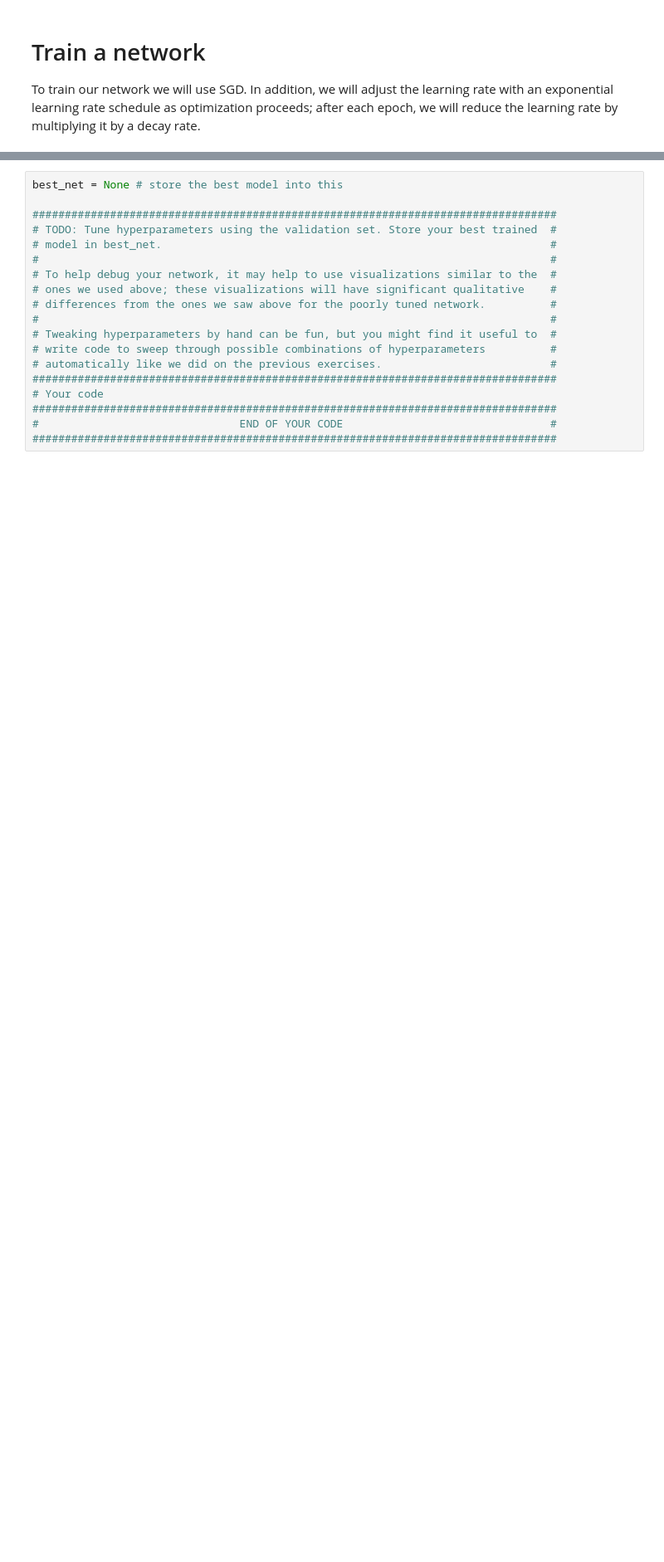
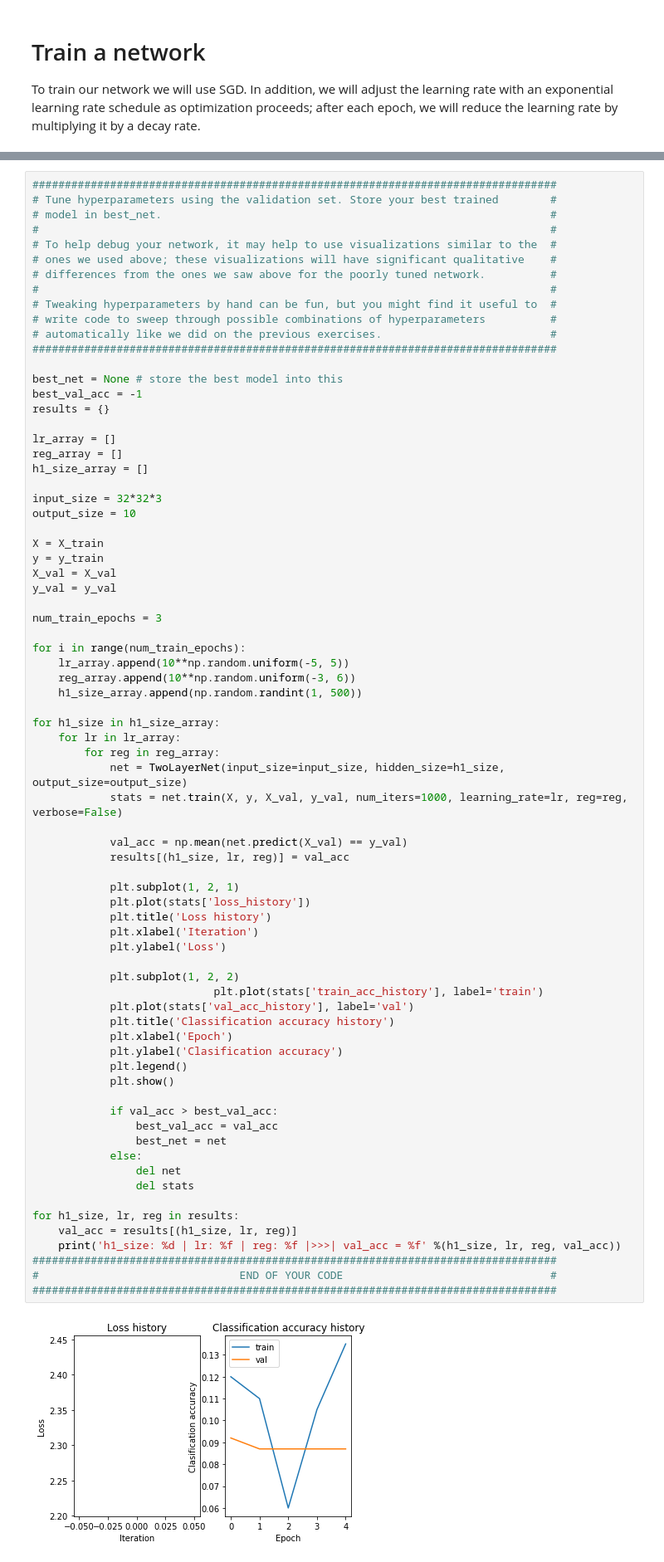
Before and after one commit to imflash217/Project_ComputerVision, a Jupyter notebook: a14_two_layer_net.ipynb, the cells around one changed output, grey strips where cells are left out. Shown at 83% size. Saved outputs shown, nothing was run; the diff lists cells and outputs as text; blank space fills up the shorter version.

Commit message:
NeuralNet : tuning hyper params : FINISHED

```diff
--- a/a14_two_layer_net.ipynb
+++ b/a14_two_layer_net.ipynb
@@ -325,21 +321,78 @@ show_net_weights(net)
 
 **Experiment**: You goal in this exercise is to get as good of a result on CIFAR-10 as you can, with a fully-connected Neural Network. Feel free implement your own techniques (e.g. PCA to reduce dimensionality, or adding dropout, or adding features to the solver, etc.).
 # %%
-best_net = None # store the best model into this
-
 #################################################################################
-# TODO: Tune hyperparameters using the validation set. Store your best trained  #
+# Tune hyperparameters using the validation set. Store your best trained        #
 # model in best_net.                                                            #
 #                                                                               #
 # To help debug your network, it may help to use visualizations similar to the  #
 # ones we used above; these visualizations will have significant qualitative    #
 # differences from the ones we saw above for the poorly tuned network.          #
 #                                                                               #
 # Tweaking hyperparameters by hand can be fun, but you might find it useful to  #
 # write code to sweep through possible combinations of hyperparameters          #
 # automatically like we did on the previous exercises.                          #
 #################################################################################
-# Your code
+
+best_net = None # store the best model into this
+best_val_acc = -1
+results = {}
+
+lr_array = []
+reg_array = []
+h1_size_array = []
+
+input_size = 32*32*3
+output_size = 10
+
+X = X_train
+y = y_train
+X_val = X_val
+y_val = y_val
+
+num_train_epochs = 3
+
+for i in range(num_train_epochs):
+    lr_array.append(10**np.random.uniform(-5, 5))
+    reg_array.append(10**np.random.uniform(-3, 6))
+    h1_size_array.append(np.random.randint(1, 500))
+
+for h1_size in h1_size_array:
+    for lr in lr_array:
+        for reg in reg_array:
+            net = TwoLayerNet(input_size=input_size, hidden_size=h1_size, output_size=output_size)
+            stats = net.train(X, y, X_val, y_val, num_iters=1000, learning_rate=lr, reg=reg, verbose=False)
+
+            val_acc = np.mean(net.predict(X_val) == y_val)
+            results[(h1_size, lr, reg)] = val_acc
+
+            plt.subplot(1, 2, 1)
+            plt.plot(stats['loss_history'])
+            plt.title('Loss history')
+            plt.xlabel('Iteration')
+            plt.ylabel('Loss')
+
+            plt.subplot(1, 2, 2)
+                            plt.plot(stats['train_acc_history'], label='train')
+            plt.plot(stats['val_acc_history'], label='val')
+            plt.title('Classification accuracy history')
+            plt.xlabel('Epoch')
+            plt.ylabel('Clasification accuracy')
+            plt.legend()
+            plt.show()
+
+            if val_acc > best_val_acc:
+                best_val_acc = val_acc
+                best_net = net
+            else:
+                del net
+                del stats
+
+for h1_size, lr, reg in results:
+    val_acc = results[(h1_size, lr, reg)]
+    print('h1_size: %d | lr: %f | reg: %f |>>>| val_acc = %f' %(h1_size, lr, reg, val_acc))
 #################################################################################
 #                               END OF YOUR CODE                                #
 #################################################################################
+# %% [output]
+[figure, added]
```
Also changed, not shown: parts of 10 cells of this notebook, 2 other files.
